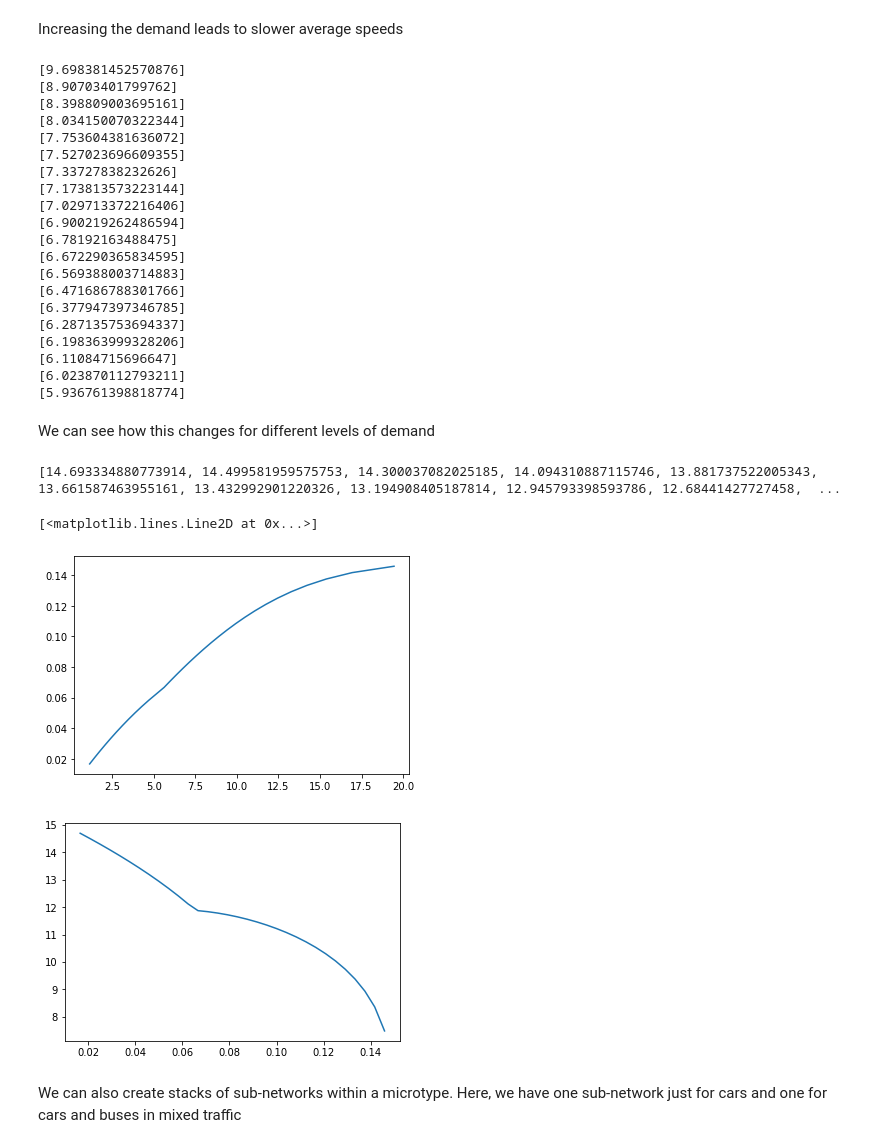
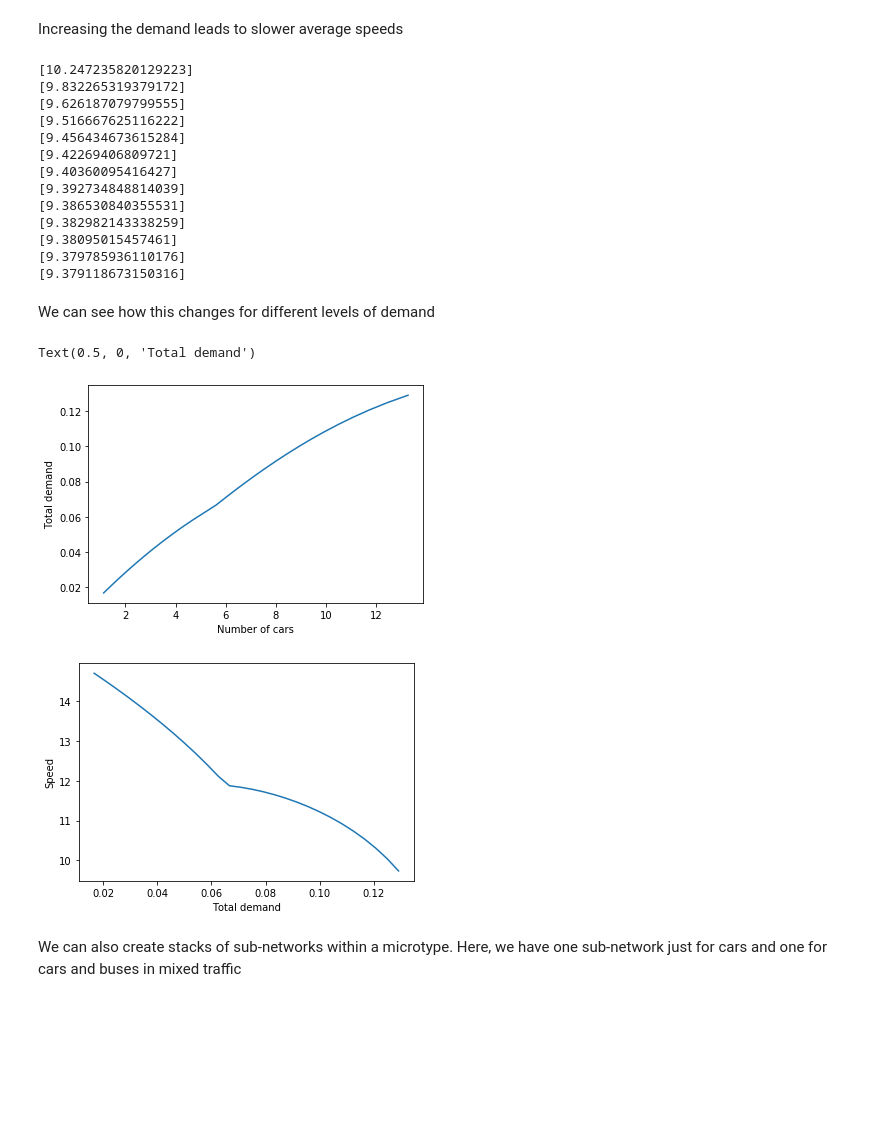
Before and after one commit to lingjinlbl/GEMS-model, a Jupyter notebook: initial-test.ipynb, the cells around one changed output. Cells and saved outputs as stored; diff of their text form; code cells hidden in the pictures; blank space fills up the shorter version.

```diff
--- a/initial-test.ipynb
+++ b/initial-test.ipynb
@@ -22,2 +22,2 @@ Next, we gather these networks together into a `network collection`:
 # %%
-nc = NetworkCollection([network_car])
+m = Microtype(NetworkCollection([network_car]))
@@ -41,52 +37,47 @@ Once you add demand, the microtype iterates until it has reached a steady state
 # %% [markdown]
 Increasing the demand leads to slower average speeds
 # %%
-m.setModeDemand('car', 9 / 60, 1000.0)
+m.setModeDemand('car', 8 / 60, 1000.0)
 # %% [output]
-[9.698381452570876]
-[8.90703401799762]
-[8.398809003695161]
-[8.034150070322344]
-[7.753604381636072]
-[7.527023696609355]
-[7.33727838232626]
-[7.173813573223144]
-[7.029713372216406]
-[6.900219262486594]
-[6.78192163488475]
-[6.672290365834595]
-[6.569388003714883]
-[6.471686788301766]
-[6.377947397346785]
-[6.287135753694337]
-[6.198363999328206]
-[6.11084715696647]
-[6.023870112793211]
-[5.936761398818774]
+[10.247235820129223]
+[9.832265319379172]
+[9.626187079799555]
+[9.516667625116222]
+[9.456434673615284]
+[9.42269406809721]
+[9.40360095416427]
+[9.392734848814039]
+[9.386530840355531]
+[9.382982143338259]
+[9.38095015457461]
+[9.379785936110176]
+[9.379118673150316]
 # %% [markdown]
 We can see how this changes for different levels of demand
 # %%
-nc.verbose = False
-demands = np.arange(1/60,9/60,0.25/60)
+m.networks.verbose = False
+demands = np.arange(1/60,8/60,0.25/60)
 speeds = []
 flows = []
 Ns = []
 for i in demands:
     m.setModeDemand('car', i, 1000.0)
     flows.append(m.getModeFlow('car'))
     speeds.append(m.networks.modes['car'].getSpeed())
     Ns.append(list(m.networks.modes['car']._N.values())[0])
-print(speeds)
-#plt.plot(demands,speeds)
+
 plt.figure()
 plt.plot(Ns,demands)
+plt.xlabel('Number of cars')
+plt.ylabel('Total demand')
 plt.figure()
 plt.plot(demands,speeds)
+plt.ylabel('Speed')
+plt.xlabel('Total demand')
 # %% [output]
-[14.693334880773914, 14.499581959575753, 14.300037082025185, 14.094310887115746, 13.881737522005343, 13.661587463955161, 13.432992901220326, 13.194908405187814, 12.945793398593786, 12.68441427727458,  ...
+Text(0.5, 0, 'Total demand')
-[<matplotlib.lines.Line2D at 0x...>]
-[figure, old version]
+[figure, new version]
-[figure, old version]
+[figure, new version]
 # %% [markdown]
 We can also create stacks of sub-networks within a microtype. Here, we have one sub-network just for cars and one for cars and buses in mixed traffic
 # %%
```
Also changed, not shown: parts of 7 cells of this notebook, 6 other files.
